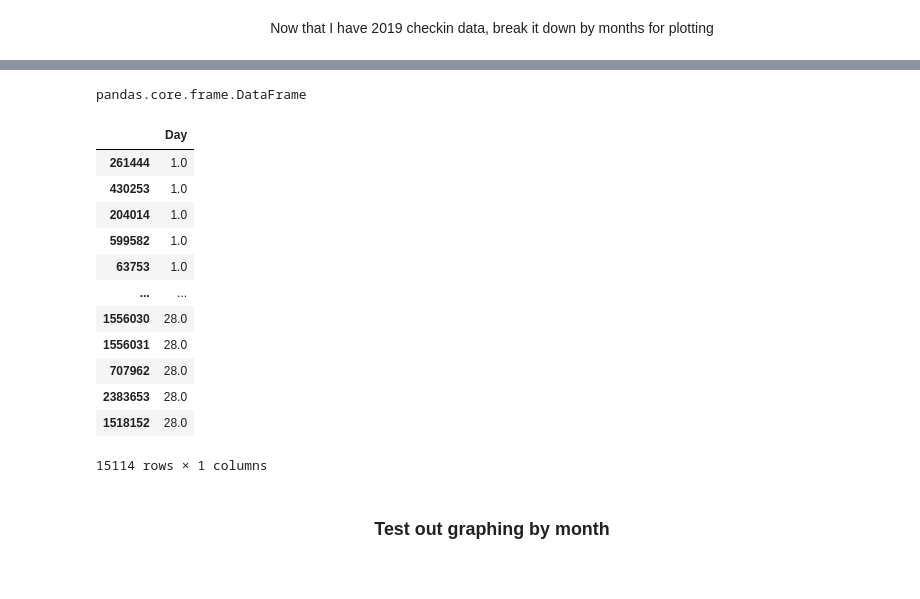
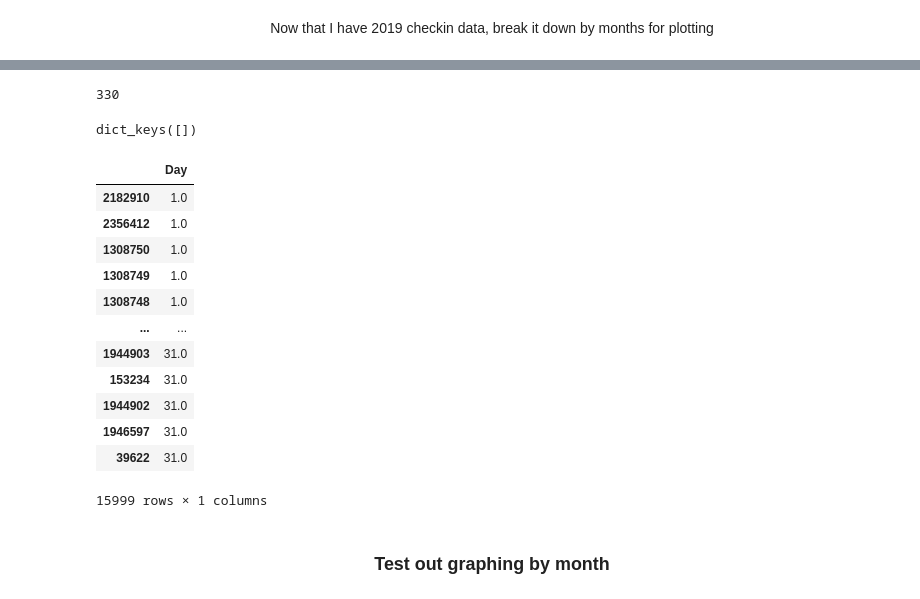
Before and after one commit to egitit/Yelp_Business_Check-ins_and_The-Weather, a Jupyter notebook: yelp_checkin_eda.ipynb, the cells around one changed output, grey strips where cells are left out. Drawn from its saved outputs; the diff is of its cells as text; code cells hidden in the pictures.

```diff
--- a/yelp_checkin_eda.ipynb
+++ b/yelp_checkin_eda.ipynb
@@ -374,0 +252,4 @@ checkins_2019
+# %%
+len(test)
+# %% [output]
+330
@@ -375,3 +261,7 @@ checkins_2019
+# %%
+rest_per_day_jan(checkins_2019)
+# %% [output]
+dict_keys([])
 # %%
 def create_df(x):
     x = x['Day'].sort_values()
@@ -380,27 +270,24 @@ def create_df(x):
 # %%
 jan_checkins_2019 = checkins_2019[checkins_2019['Month'] == 1]
 jan_hist = create_df(jan_checkins_2019)
-type(jan_hist)
+jan_hist
 # %% [output]
+|  | Day |
+| 2182910 | 1.0 |
+| 2356412 | 1.0 |
+| 1308750 | 1.0 |
+| 1308749 | 1.0 |
+| 1308748 | 1.0 |
+| ... | ... |
+| 1944903 | 31.0 |
+| 153234 | 31.0 |
+| 1944902 | 31.0 |
+| 1946597 | 31.0 |
+| 39622 | 31.0 |
-pandas.core.frame.DataFrame
+15999 rows × 1 columns
 # %%
 feb_checkins_2019 = checkins_2019[checkins_2019['Month'] == 2]
 feb_hist = create_df(feb_checkins_2019)
-feb_hist
-# %% [output]
-|  | Day |
-| 261444 | 1.0 |
-| 430253 | 1.0 |
-| 204014 | 1.0 |
-| 599582 | 1.0 |
-| 63753 | 1.0 |
-| ... | ... |
-| 1556030 | 28.0 |
-| 1556031 | 28.0 |
-| 707962 | 28.0 |
-| 2383653 | 28.0 |
-| 1518152 | 28.0 |
-15114 rows × 1 columns
 # %%
 march_checkins_2019 = checkins_2019[checkins_2019['Month'] == 3]
 mar_hist = create_df(march_checkins_2019)
```
Also changed, not shown: parts of 17 cells of this notebook, 1 other file.
